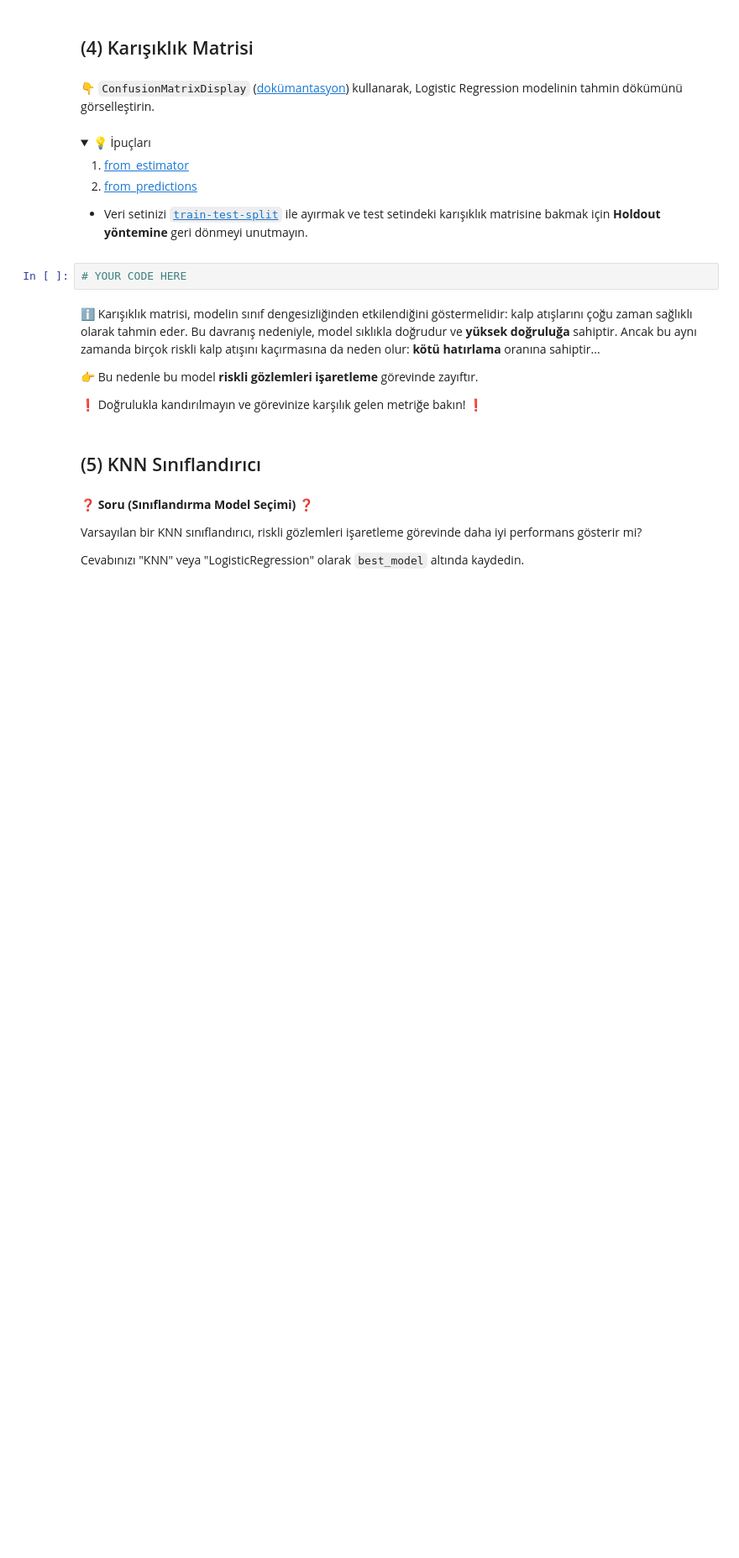
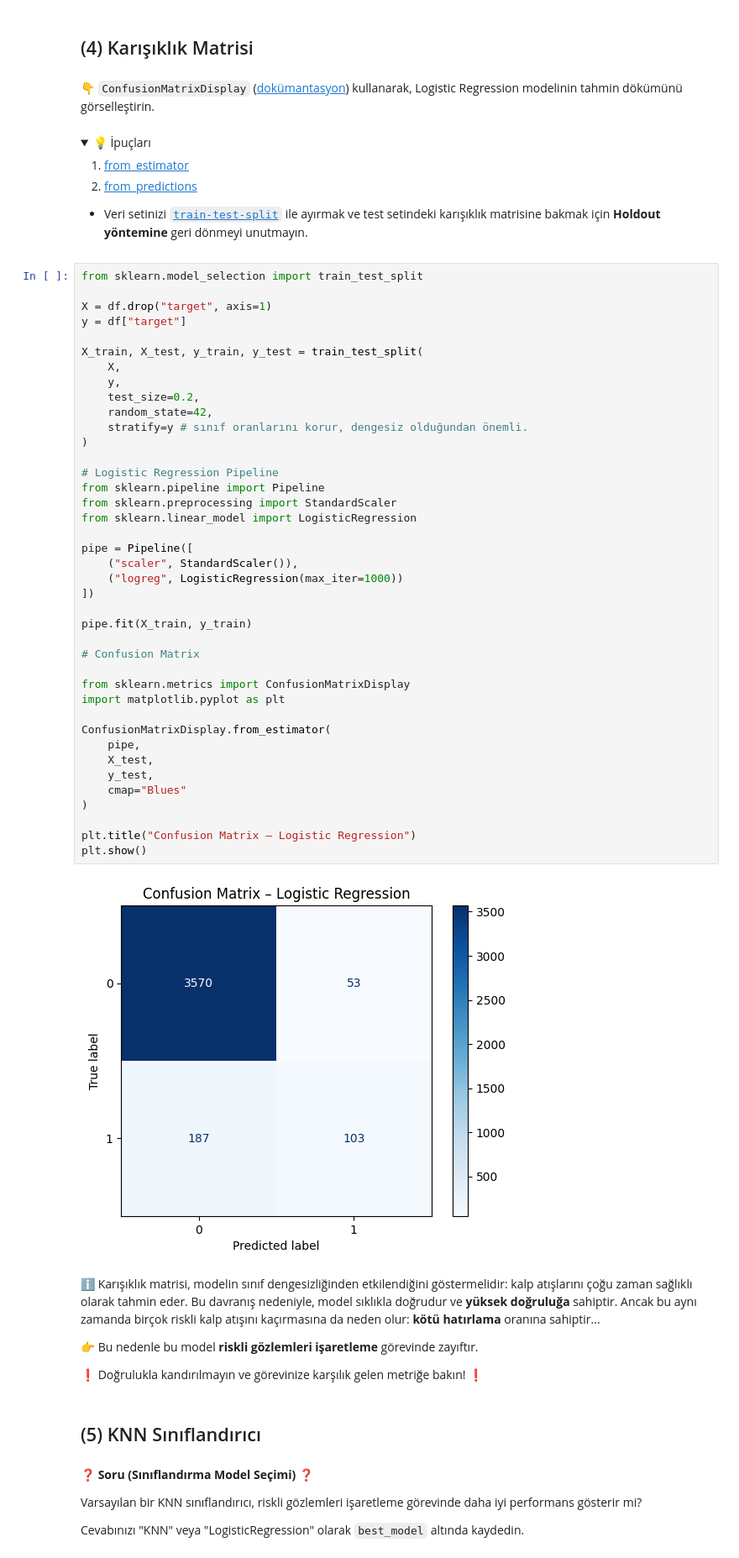
Before and after one commit to halimcan/S16D3-S-data-electrocardiograms, a Jupyter notebook: Electrocardiograms.ipynb, the cells around one changed output. Shown at 84% size. Cells and saved outputs as stored; diff of their text form; folded sections open; blank space fills up the shorter version.

```diff
--- a/Electrocardiograms.ipynb
+++ b/Electrocardiograms.ipynb
@@ -155,8 +233,48 @@ print("Why ? Let's print a confusion matrix!")
 
 - Veri setinizi [`train-test-split`](https://scikit-learn.org/stable/modules/generated/sklearn.model_selection.train_test_split.html) ile ayırmak ve test setindeki karışıklık matrisine bakmak için **Holdout yöntemine** geri dönmeyi unutmayın.
 </details>
-# %%
-# YOUR CODE HERE
+# %%
+from sklearn.model_selection import train_test_split
+
+X = df.drop("target", axis=1)
+y = df["target"]
+
+X_train, X_test, y_train, y_test = train_test_split(
+    X,
+    y,
+    test_size=0.2,
+    random_state=42,
+    stratify=y # sınıf oranlarını korur, dengesiz olduğundan önemli.
+)
+
+# Logistic Regression Pipeline
+from sklearn.pipeline import Pipeline
+from sklearn.preprocessing import StandardScaler
+from sklearn.linear_model import LogisticRegression
+
+pipe = Pipeline([
+    ("scaler", StandardScaler()),
+    ("logreg", LogisticRegression(max_iter=1000))
+])
+
+pipe.fit(X_train, y_train)
+
+# Confusion Matrix
+
+from sklearn.metrics import ConfusionMatrixDisplay
+import matplotlib.pyplot as plt
+
+ConfusionMatrixDisplay.from_estimator(
+    pipe,
+    X_test,
+    y_test,
+    cmap="Blues"
+)
+
+plt.title("Confusion Matrix – Logistic Regression")
+plt.show()
+# %% [output]
+[figure, added]
 # %% [markdown]
 ℹ️ Karışıklık matrisi, modelin sınıf dengesizliğinden etkilendiğini göstermelidir: kalp atışlarını çoğu zaman sağlıklı olarak tahmin eder. Bu davranış nedeniyle, model sıklıkla doğrudur ve **yüksek doğruluğa** sahiptir. Ancak bu aynı zamanda birçok riskli kalp atışını kaçırmasına da neden olur: **kötü hatırlama** oranına sahiptir...
 
```
Also changed, not shown: parts of 25 cells of this notebook.
